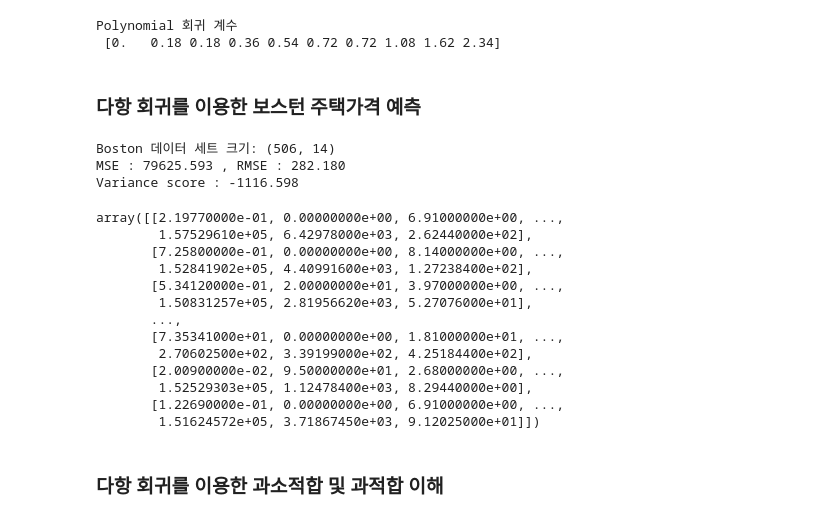
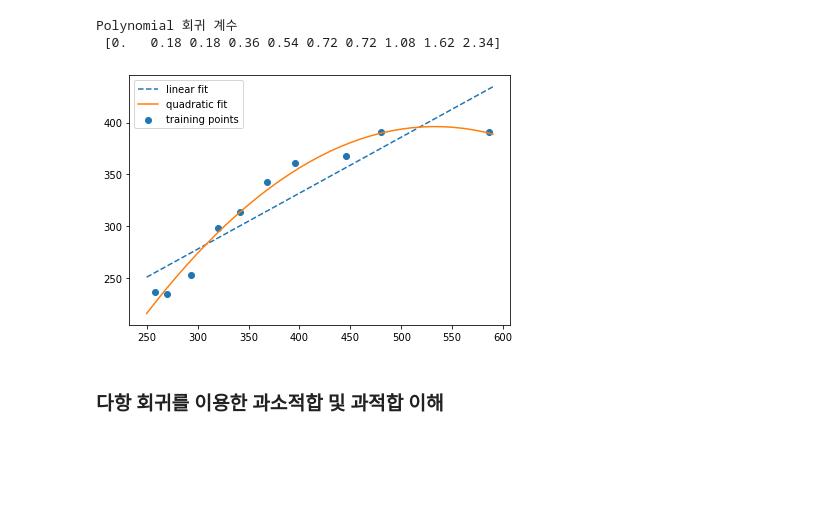
Before and after one commit to hyomin14/ML_practice, a Jupyter notebook: 05_Regression/Chapter5.ipynb, the cells around one changed output. Drawn from its saved outputs; the diff is of its cells as text; code cells hidden in the pictures; blank space fills up the shorter version.

```diff
--- a/05_Regression/Chapter5.ipynb
+++ b/05_Regression/Chapter5.ipynb
@@ -352,68 +352,42 @@ print('Polynomial 회귀 계수\n', np.round(model.named_steps['linear'].coef_,
 # %% [output]
 Polynomial 회귀 계수
  [0.   0.18 0.18 0.36 0.54 0.72 0.72 1.08 1.62 2.34]
-# %% [markdown]
-### 다항 회귀를 이용한 보스턴 주택가격 예측
 # %%
-from sklearn.model_selection import train_test_split
+####################################################################
+import numpy as np
+import matplotlib.pyplot as plt
 from sklearn.linear_model import LinearRegression
-from sklearn.metrics import mean_squared_error , r2_score
+from sklearn.metrics import mean_squared_error
+
+X = np.array([258.0, 270.0, 294.0, 320.0, 342.0, 368.0, 396.0, 446.0, 480.0, 586.0])[:, np.newaxis]
+y = np.array([236.4, 234.4, 252.8, 298.6, 314.2, 342.2, 360.8, 368.0, 391.2, 390.8])
+
 from sklearn.preprocessing import PolynomialFeatures
-from sklearn.linear_model import LinearRegression
-from sklearn.pipeline import Pipeline
-import numpy as np
 
-# boston 데이타셋 로드
-data_url = "http://lib.stat.cmu.edu/datasets/boston"
-raw_df = pd.read_csv(data_url, sep="\s+", skiprows=22, header=None)
-data = np.hstack([raw_df.values[::2, :], raw_df.values[1::2, :2]])
-target = raw_df.values[1::2, 2]
+lr = LinearRegression()
+pr = LinearRegression()
+quadratic = PolynomialFeatures(degree=2)
+X_quad = quadratic.fit_transform(X)
 
-#boston 데이터 세트 DataFrame 반환
-bostonDF = pd.DataFrame(data, columns = ['CRIM','ZN','INDUS','CHAS','NOX','RM','AGE','DIS','RAD','TAX','PTRATIO','B','LSTAT'])
+#선형 특성 학습
+lr.fit(X, y)
+X_fit = np.arange(250, 600, 10)[:, np.newaxis]
+y_lin_fit = lr.predict(X_fit)
 
-#boston 데이터 세트의 target 배열은 주택 가격임. 이를 PRICE 칼럼으로 DF에 추가
-bostonDF['PRICE'] = target
-print('Boston 데이터 세트 크기:',bostonDF.shape)
+#이차항 특성 학습
+pr.fit(X_quad, y)
+y_quad_fit = pr.predict(quadratic.fit_transform(X_fit))
 
-y_target = bostonDF['PRICE']
-X_data = bostonDF.drop(['PRICE'],axis=1,inplace=False)
+#결과 그래프
+plt.scatter(X, y, label='training points')
+plt.plot(X_fit, y_lin_fit, label='linear fit', linestyle='--')
+plt.plot(X_fit, y_quad_fit, label='quadratic fit')
+plt.legend(loc='upper left')
 
-X_train , X_test , y_train , y_test = train_test_split(X_data , y_target ,test_size=0.3, random_state=156)
-
-## Pipeline을 이용하여 PolynomialFeatures 변환과 LinearRegression 적용을 순차적으로 결합.
-p_model = Pipeline([('poly', PolynomialFeatures(degree=3, include_bias=False)),
-                  ('linear', LinearRegression())])
-
-p_model.fit(X_train, y_train)
-y_preds = p_model.predict(X_test)
-mse = mean_squared_error(y_test, y_preds)
-rmse = np.sqrt(mse)
-
-
-print('MSE : {0:.3f} , RMSE : {1:.3F}'.format(mse , rmse))
-print('Variance score : {0:.3f}'.format(r2_score(y_test, y_preds)))
+plt.tight_layout()
+plt.show()
 # %% [output]
-Boston 데이터 세트 크기: (506, 14)
-MSE : 79625.593 , RMSE : 282.180
-Variance score : -1116.598
+[figure, added]
-# %%
-X_train_poly= PolynomialFeatures(degree=2, include_bias=False).fit_transform(X_train, y_train)
-X_train_poly
-# %% [output]
-array([[2.19770000e-01, 0.00000000e+00, 6.91000000e+00, ...,
-        1.57529610e+05, 6.42978000e+03, 2.62440000e+02],
-       [7.25800000e-01, 0.00000000e+00, 8.14000000e+00, ...,
-        1.52841902e+05, 4.40991600e+03, 1.27238400e+02],
-       [5.34120000e-01, 2.00000000e+01, 3.97000000e+00, ...,
-        1.50831257e+05, 2.81956620e+03, 5.27076000e+01],
-       ...,
-       [7.35341000e+01, 0.00000000e+00, 1.81000000e+01, ...,
-        2.70602500e+02, 3.39199000e+02, 4.25184400e+02],
-       [2.00900000e-02, 9.50000000e+01, 2.68000000e+00, ...,
-        1.52529303e+05, 1.12478400e+03, 8.29440000e+00],
-       [1.22690000e-01, 0.00000000e+00, 6.91000000e+00, ...,
-        1.51624572e+05, 3.71867450e+03, 9.12025000e+01]])
 # %% [markdown]
 ### 다항 회귀를 이용한 과소적합 및 과적합 이해
 # %%
```
Also changed, not shown: parts of 35 cells of this notebook, 5 other files.
